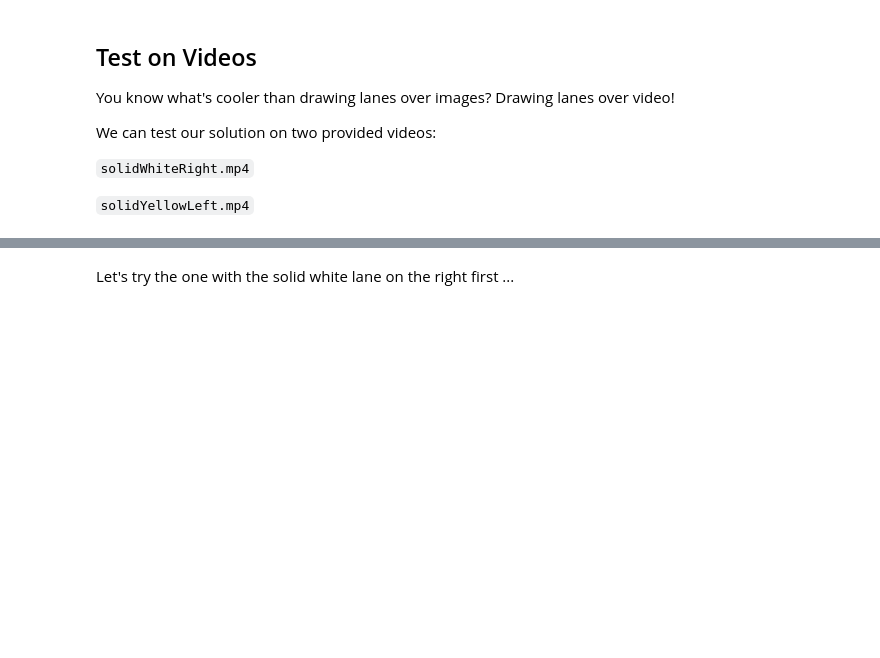
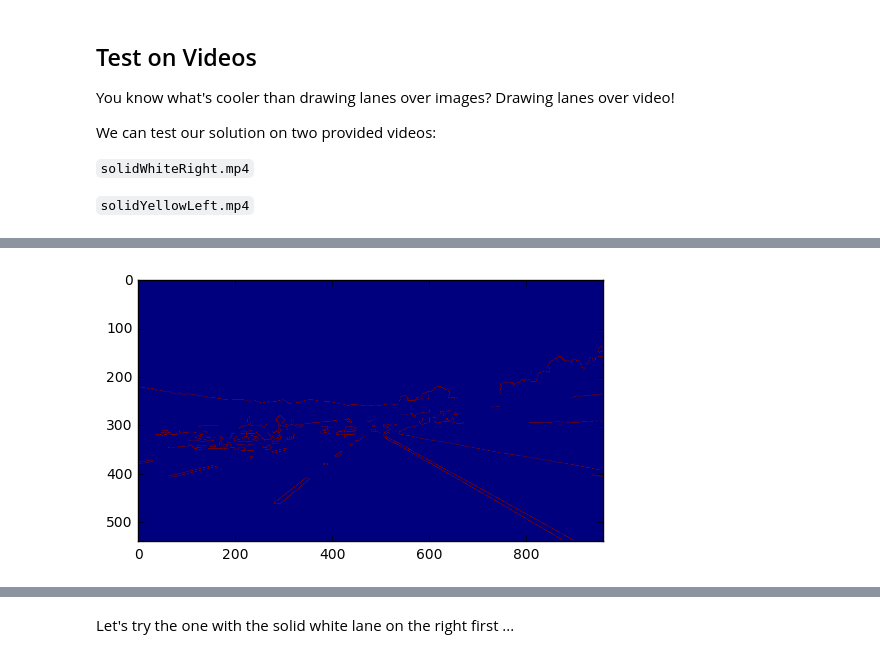
Before and after one commit to gantners/CarND-LaneLines-P1, a Jupyter notebook: Attempt2.ipynb, the cells around one changed output, grey strips where cells are left out. Cells and saved outputs as stored; diff of their text form; code cells hidden in the pictures; blank space fills up the shorter version.

```diff
--- a/Attempt2.ipynb
+++ b/Attempt2.ipynb
@@ -261,0 +276,8 @@ We can test our solution on two provided videos:
+# %%
+ # Define our parameters for Canny and apply
+low_threshold = 200
+high_threshold = 250
+cannyEdgeImage = canny(blur_gray, low_threshold, high_threshold)
+plt.imshow(cannyEdgeImage);
+# %% [output]
+[figure, added]
```
Also changed, not shown: parts of 8 cells of this notebook.
